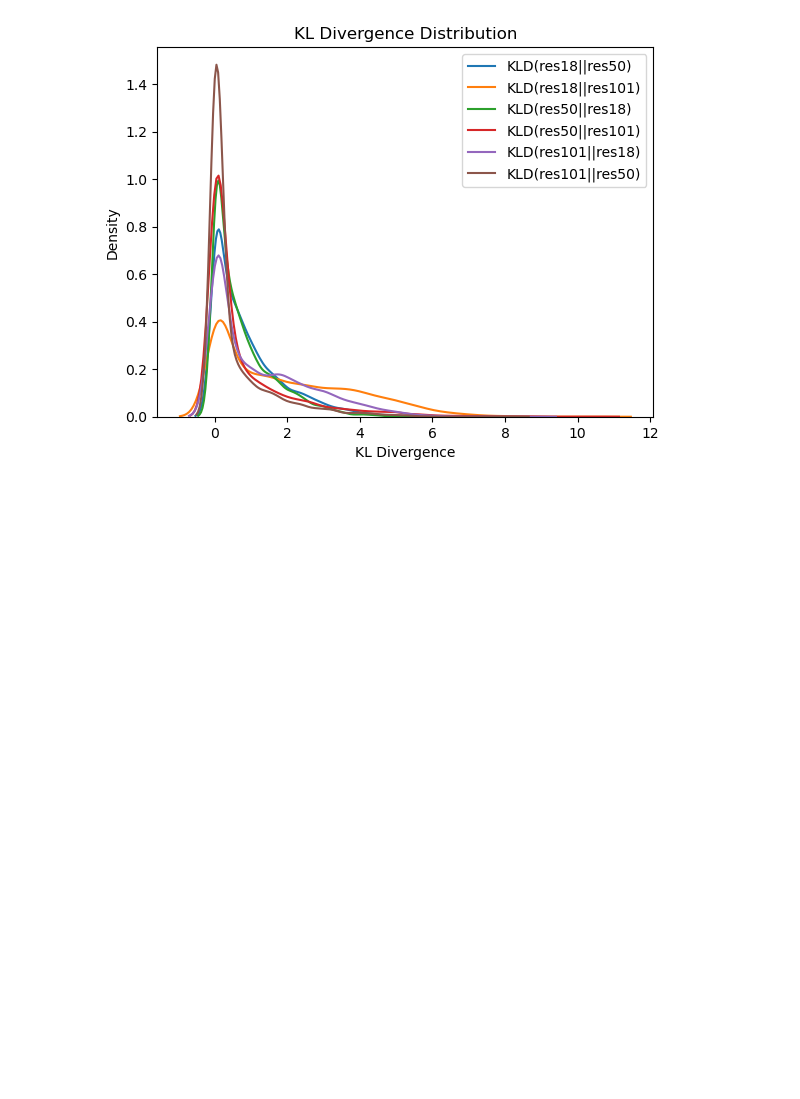
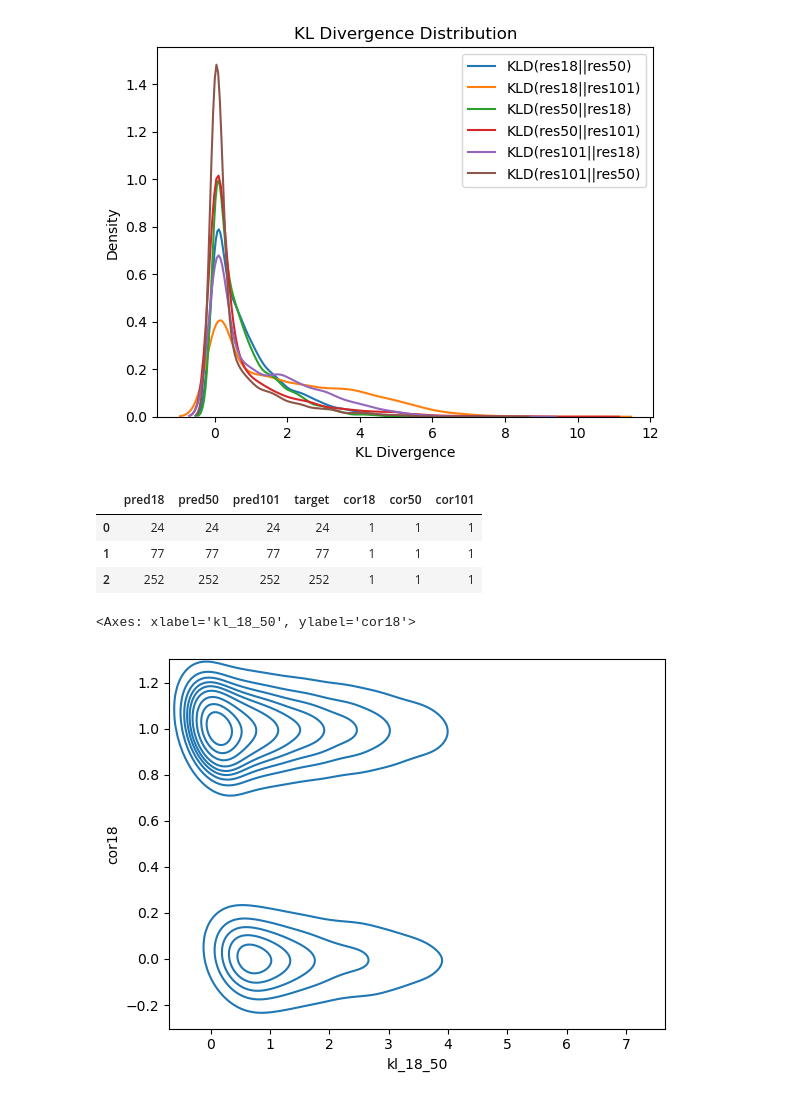
Before and after one commit to TimothyZG/wliura2024, a Jupyter notebook: post-exp2-analysis/analysis.ipynb, the cells around one changed output. Saved outputs shown, nothing was run; the diff lists cells and outputs as text; code cells hidden in the pictures; blank space fills up the shorter version.

```diff
--- a/post-exp2-analysis/analysis.ipynb
+++ b/post-exp2-analysis/analysis.ipynb
@@ -282,4 +280,0 @@ from scipy.special import rel_entr
-# %%
-P = df18.iloc[:,0:257]
-Q = df50.iloc[:,0:257]
-P.iloc[0]
@@ -324,3 +301,18 @@ plt.legend()
 # %% [output]
 <matplotlib.legend.Legend at 0x...>
 [figure]
+# %%
+df["cor18"] = np.where(df["pred18"]==df["target"],1,0)
+df["cor50"] = np.where(df["pred50"]==df["target"],1,0)
+df["cor101"] = np.where(df["pred101"]==df["target"],1,0)
+df.head(3)
+# %% [output]
+|  | pred18 | pred50 | pred101 | target | cor18 | cor50 | cor101 |
+| 0 | 24 | 24 | 24 | 24 | 1 | 1 | 1 |
+| 1 | 77 | 77 | 77 | 77 | 1 | 1 | 1 |
+| 2 | 252 | 252 | 252 | 252 | 1 | 1 | 1 |
+# %%
+sns.kdeplot(x = df18["kl_18_50"],y = df["cor18"])
+# %% [output]
+<Axes: xlabel='kl_18_50', ylabel='cor18'>
+[figure, added]
```
Also changed, not shown: parts of 13 cells of this notebook, 4 other files.
